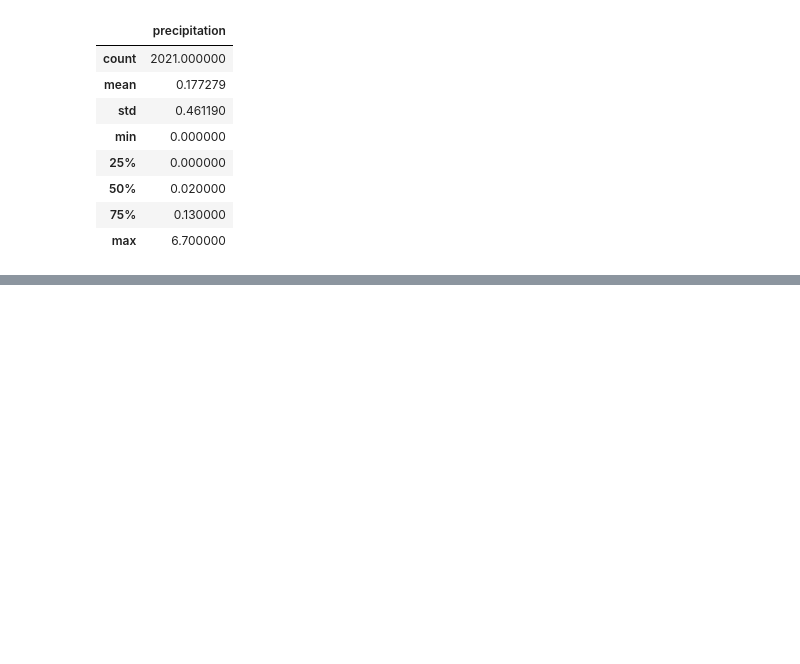
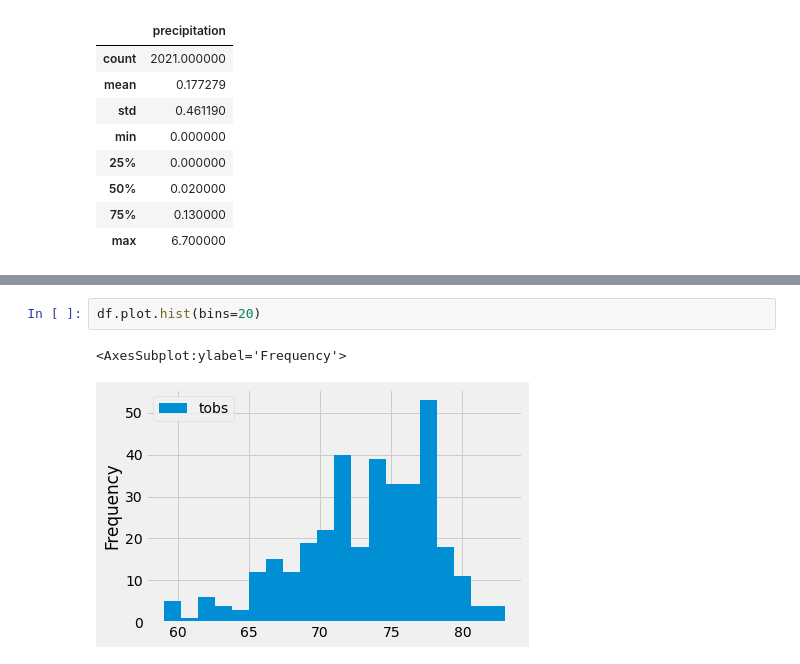
Before and after one commit to KathiaF/surfs_up, a Jupyter notebook: climate_analysis.ipynb, the cells around one changed output, grey strips where cells are left out. Cells and saved outputs as stored; diff of their text form; blank space fills up the shorter version.

```diff
--- a/climate_analysis.ipynb
+++ b/climate_analysis.ipynb
@@ -154,0 +225,5 @@ df.describe()
+# %%
+df.plot.hist(bins=20)
+# %% [output]
+<AxesSubplot:ylabel='Frequency'>
+[figure, added]
```
Also changed, not shown: parts of 7 cells of this notebook.
